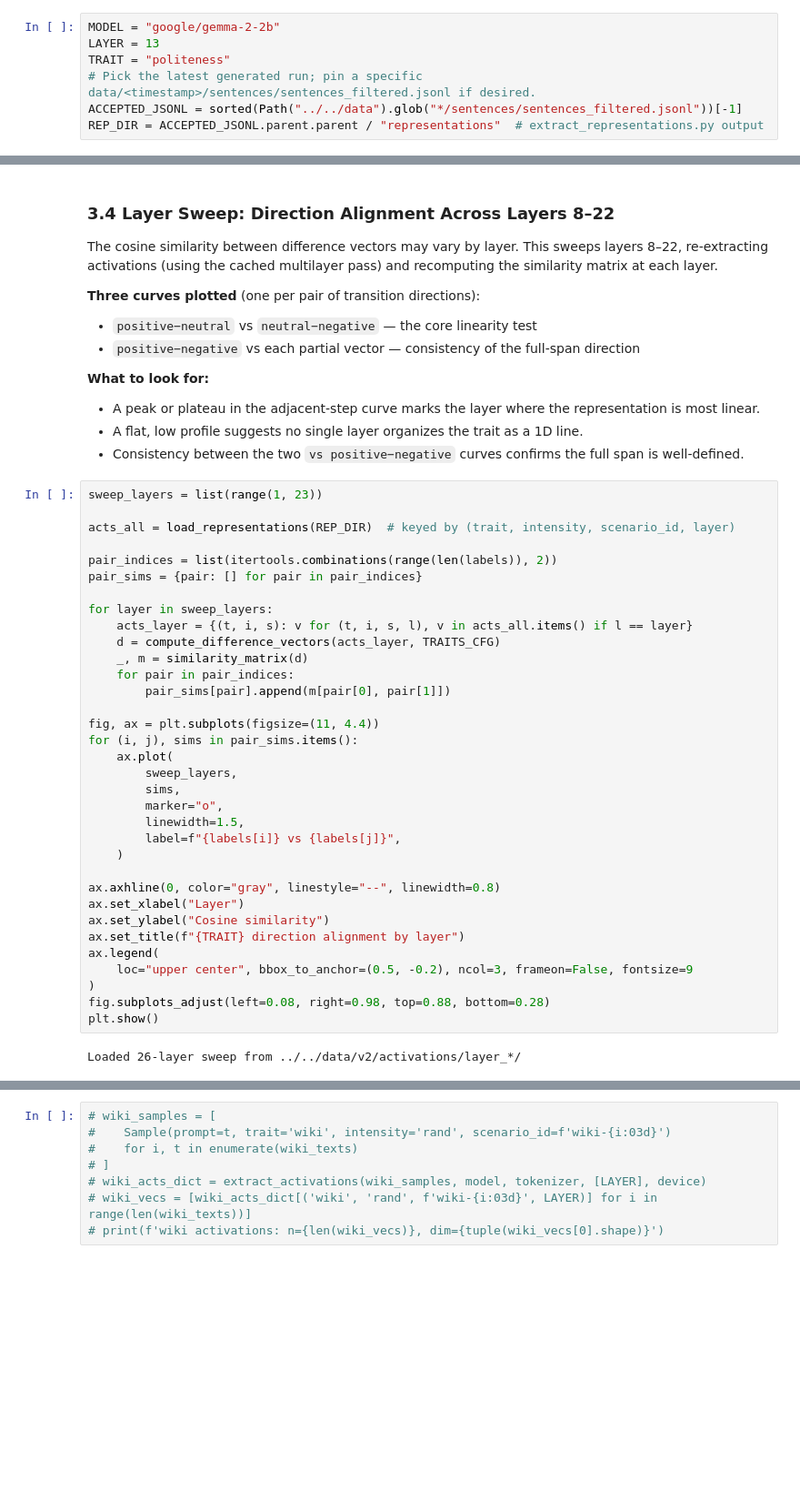
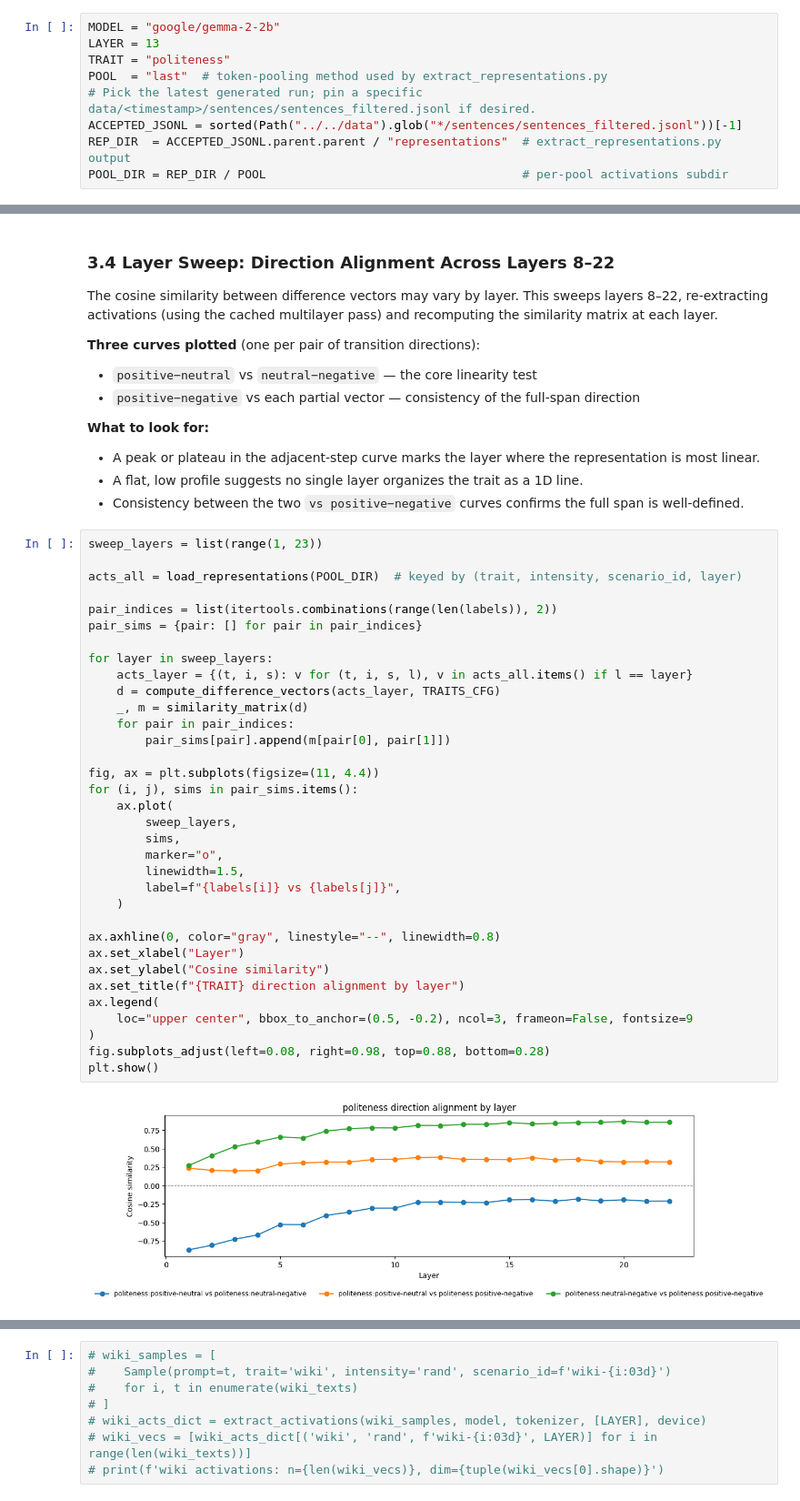
Before and after one commit to gbettineschi/llm-behaviour-intensity-representation, a Jupyter notebook: src/notebooks/003_0405_braico.ipynb, the cells around one changed output, grey strips where cells are left out. Shown at 91% size. Saved outputs shown, nothing was run; the diff lists cells and outputs as text; blank space fills up the shorter version.

```diff
--- a/src/notebooks/003_0405_braico.ipynb
+++ b/src/notebooks/003_0405_braico.ipynb
@@ -50,9 +54,11 @@ from lib.analysis import (
 MODEL = "google/gemma-2-2b"
 LAYER = 13
 TRAIT = "politeness"
+POOL  = "last"  # token-pooling method used by extract_representations.py
 # Pick the latest generated run; pin a specific data/<timestamp>/sentences/sentences_filtered.jsonl if desired.
 ACCEPTED_JSONL = sorted(Path("../../data").glob("*/sentences/sentences_filtered.jsonl"))[-1]
-REP_DIR = ACCEPTED_JSONL.parent.parent / "representations"  # extract_representations.py output
+REP_DIR  = ACCEPTED_JSONL.parent.parent / "representations"  # extract_representations.py output
+POOL_DIR = REP_DIR / POOL                                    # per-pool activations subdir
 # %% [markdown]
 ### 1.2 Data Loading
 
@@ -260,39 +270,39 @@ The cosine similarity between difference vectors may vary by layer. This sweeps
 # %%
 sweep_layers = list(range(1, 23))
 
-acts_all = load_representations(REP_DIR)  # keyed by (trait, intensity, scenario_id, layer)
+acts_all = load_representations(POOL_DIR)  # keyed by (trait, intensity, scenario_id, layer)
 
 pair_indices = list(itertools.combinations(range(len(labels)), 2))
 pair_sims = {pair: [] for pair in pair_indices}
 
 for layer in sweep_layers:
     acts_layer = {(t, i, s): v for (t, i, s, l), v in acts_all.items() if l == layer}
     d = compute_difference_vectors(acts_layer, TRAITS_CFG)
     _, m = similarity_matrix(d)
     for pair in pair_indices:
         pair_sims[pair].append(m[pair[0], pair[1]])
 
 fig, ax = plt.subplots(figsize=(11, 4.4))
 for (i, j), sims in pair_sims.items():
     ax.plot(
         sweep_layers,
         sims,
         marker="o",
         linewidth=1.5,
         label=f"{labels[i]} vs {labels[j]}",
     )
 
 ax.axhline(0, color="gray", linestyle="--", linewidth=0.8)
 ax.set_xlabel("Layer")
 ax.set_ylabel("Cosine similarity")
 ax.set_title(f"{TRAIT} direction alignment by layer")
 ax.legend(
     loc="upper center", bbox_to_anchor=(0.5, -0.2), ncol=3, frameon=False, fontsize=9
 )
 fig.subplots_adjust(left=0.08, right=0.98, top=0.88, bottom=0.28)
 plt.show()
 # %% [output]
-Loaded 26-layer sweep from ../../data/v2/activations/layer_*/
+[figure, added]
 # %% [markdown]
 ### 3.5 Metric-Aware Re-Analysis: Whitening, Anisotropy, and Disattenuation
 
```
Also changed, not shown: parts of 35 cells of this notebook.
